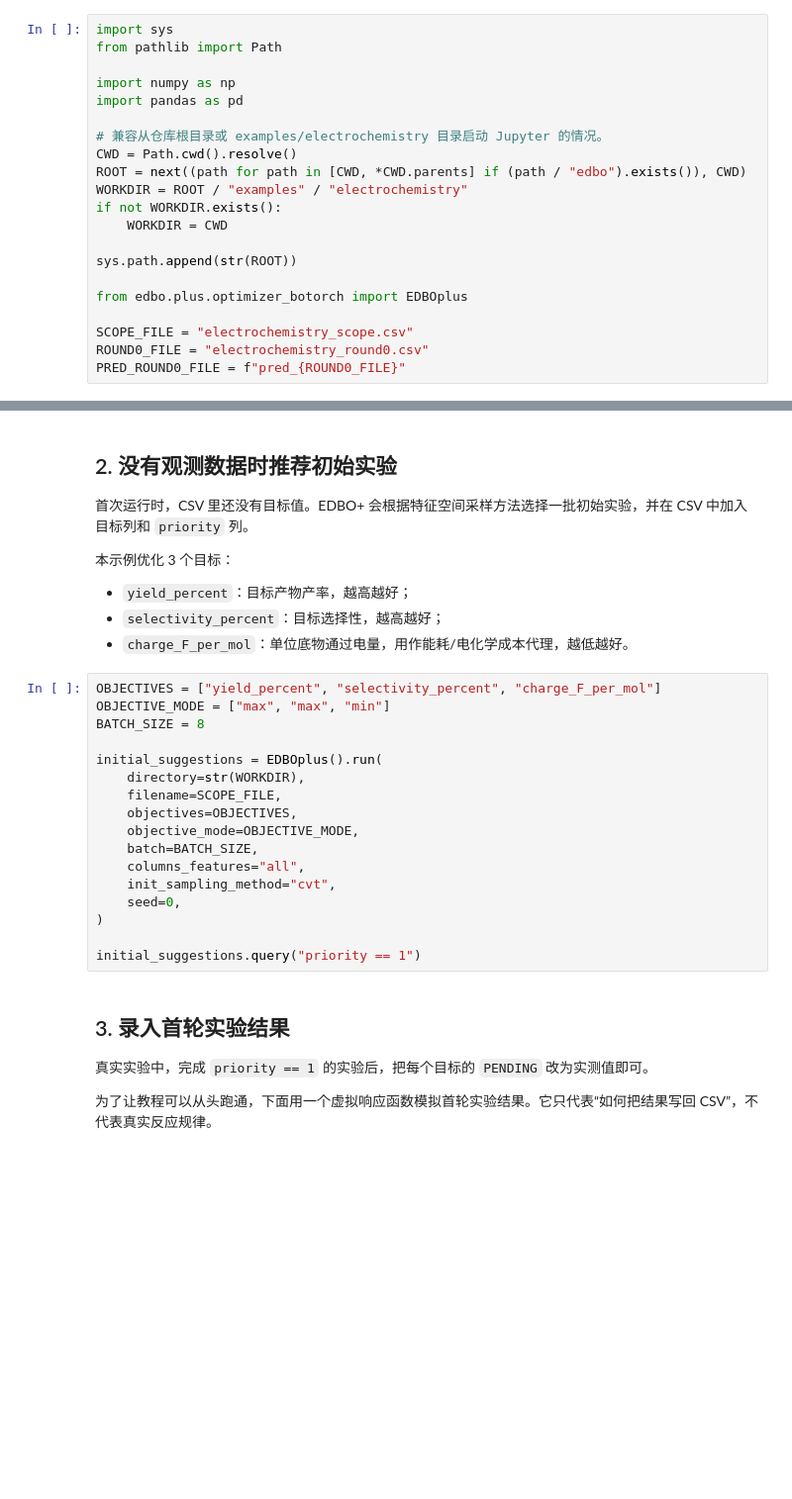
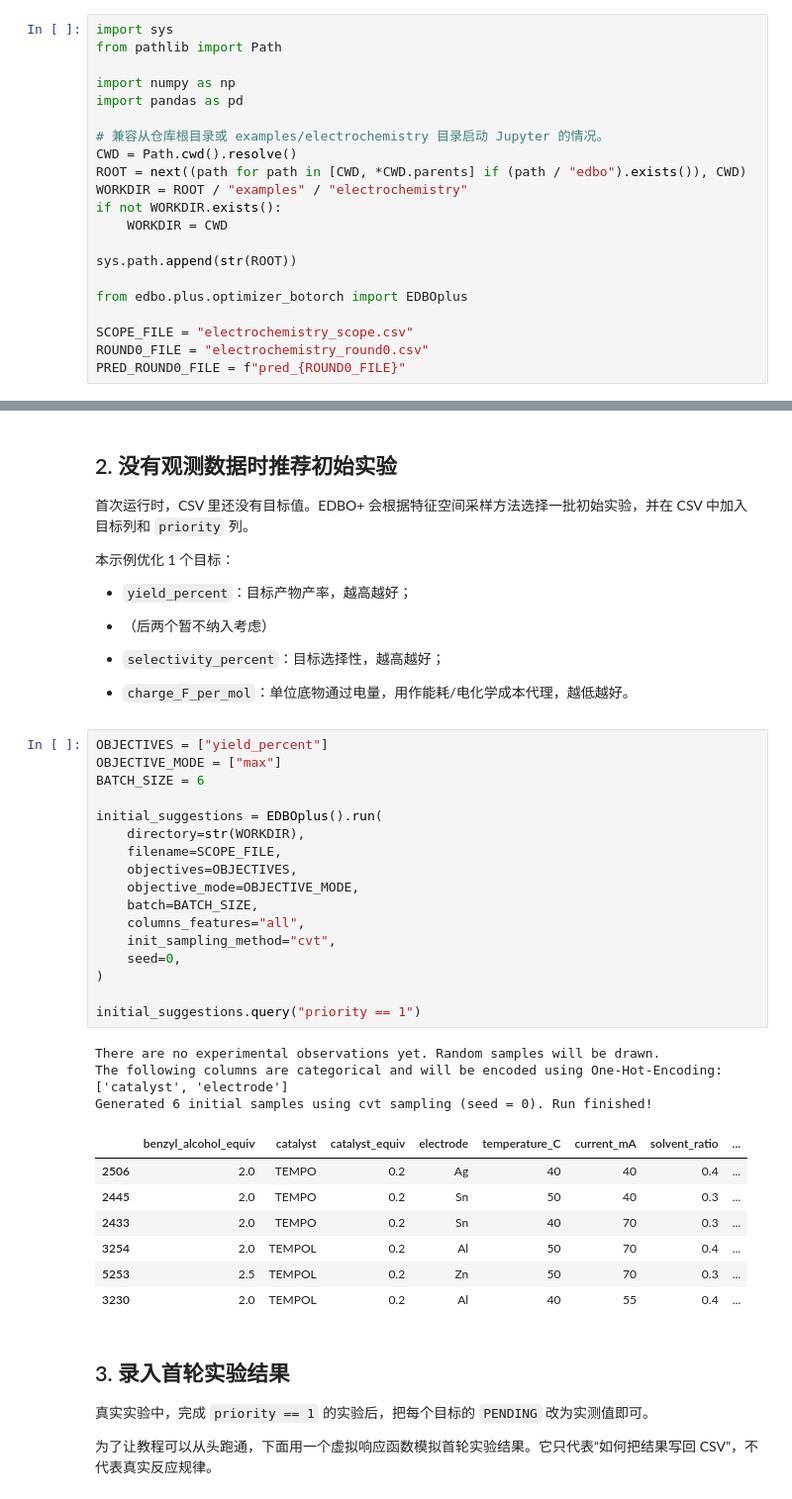
Before and after one commit to XuYifeng008/edboplus, a Jupyter notebook: examples/electrochemistry/bayesian_optimization_workflow.ipynb, the cells around one changed output, grey strips where cells are left out. Shown at 99% size. Drawn from its saved outputs; the diff is of its cells as text; blank space fills up the shorter version.

```diff
--- a/examples/electrochemistry/bayesian_optimization_workflow.ipynb
+++ b/examples/electrochemistry/bayesian_optimization_workflow.ipynb
@@ -83,28 +82,41 @@ df_scope.sample(5, random_state=0)
 
 首次运行时，CSV 里还没有目标值。EDBO+ 会根据特征空间采样方法选择一批初始实验，并在 CSV 中加入目标列和 `priority` 列。
 
-本示例优化 3 个目标：
+本示例优化 1 个目标：
 
 - `yield_percent`：目标产物产率，越高越好；
+
+- （后两个暂不纳入考虑）
 - `selectivity_percent`：目标选择性，越高越好；
 - `charge_F_per_mol`：单位底物通过电量，用作能耗/电化学成本代理，越低越好。
 # %%
-OBJECTIVES = ["yield_percent", "selectivity_percent", "charge_F_per_mol"]
-OBJECTIVE_MODE = ["max", "max", "min"]
-BATCH_SIZE = 8
+OBJECTIVES = ["yield_percent"]
+OBJECTIVE_MODE = ["max"]
+BATCH_SIZE = 6
 
 initial_suggestions = EDBOplus().run(
     directory=str(WORKDIR),
     filename=SCOPE_FILE,
     objectives=OBJECTIVES,
     objective_mode=OBJECTIVE_MODE,
     batch=BATCH_SIZE,
     columns_features="all",
     init_sampling_method="cvt",
     seed=0,
 )
 
 initial_suggestions.query("priority == 1")
+# %% [output]
+There are no experimental observations yet. Random samples will be drawn.
+The following columns are categorical and will be encoded using One-Hot-Encoding: ['catalyst', 'electrode']
+Generated 6 initial samples using cvt sampling (seed = 0). Run finished!
+|  | benzyl_alcohol_equiv | catalyst | catalyst_equiv | electrode | temperature_C | current_mA | solvent_ratio | ... |
+| 2506 | 2.0 | TEMPO | 0.2 | Ag | 40 | 40 | 0.4 | ... |
+| 2445 | 2.0 | TEMPO | 0.2 | Sn | 50 | 40 | 0.3 | ... |
+| 2433 | 2.0 | TEMPO | 0.2 | Sn | 40 | 70 | 0.3 | ... |
+| 3254 | 2.0 | TEMPOL | 0.2 | Al | 50 | 70 | 0.4 | ... |
+| 5253 | 2.5 | TEMPOL | 0.2 | Zn | 50 | 70 | 0.3 | ... |
+| 3230 | 2.0 | TEMPOL | 0.2 | Al | 40 | 55 | 0.4 | ... |
 # %% [markdown]
 ## 3. 录入首轮实验结果
 
```
Also changed, not shown: parts of 8 cells of this notebook, 17 other files.
